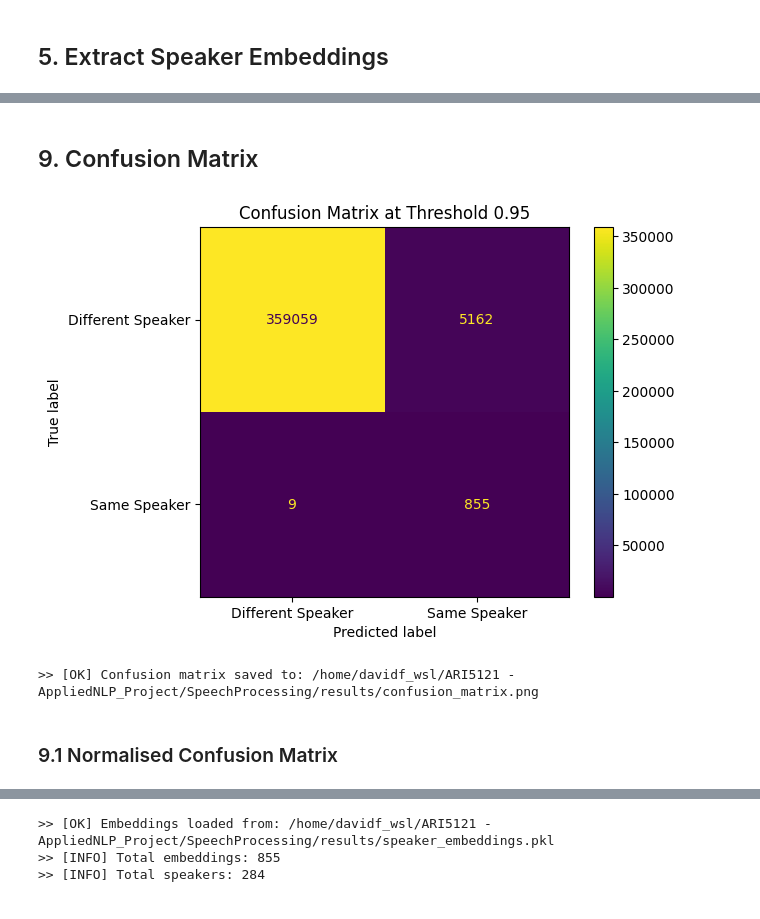
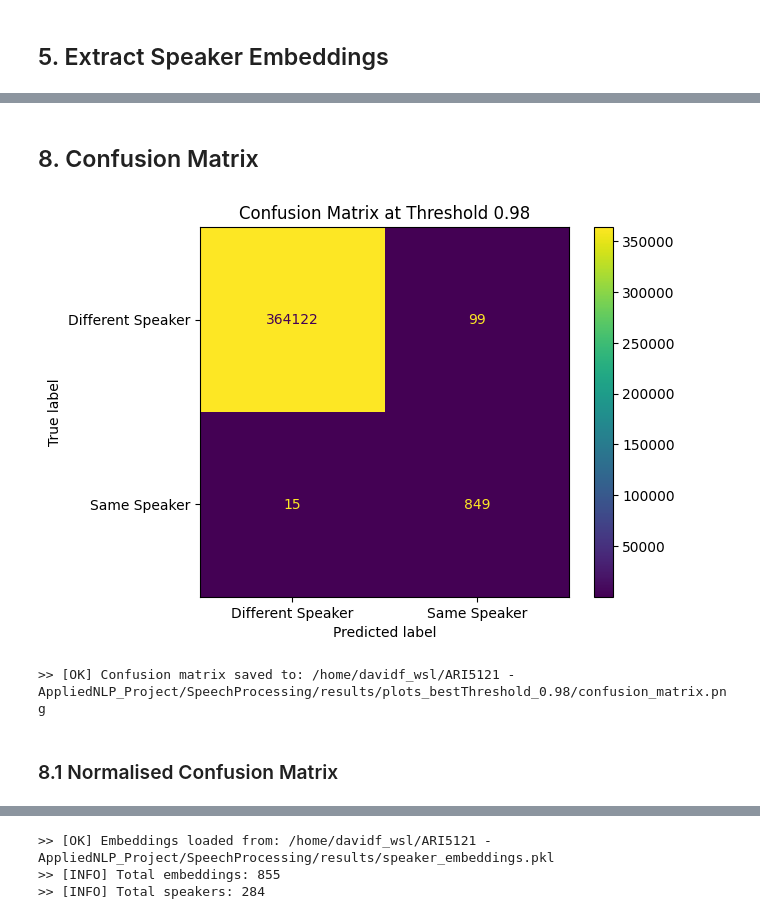
Before and after one commit to DavidF-22/ARI5121-AppliedNLP_Project, a Jupyter notebook: SpeechProcessing/src/SVS_Analysis_and_Eval.ipynb, the cells around one changed output, grey strips where cells are left out. Drawn from its saved outputs; the diff is of its cells as text; code cells hidden in the pictures.

```diff
--- a/SpeechProcessing/src/SVS_Analysis_and_Eval.ipynb
+++ b/SpeechProcessing/src/SVS_Analysis_and_Eval.ipynb
@@ -316,7 +322,8 @@ print(f">> [INFO] Total comparisons: {len(similarity_df)}")
 threshold_results = []
 
 # Thresholds to test.
-thresholds = np.arange(0.50, 0.96, 0.05)
+# thresholds = np.arange(0.50, 0.96, 0.05)
+thresholds = np.arange(0.90, 1.001, 0.01)
 
 for threshold in thresholds:
     # Predict same speaker if cosine similarity is above the threshold.
@@ -378,0 +389,3 @@ print(f">> [INFO] Best accuracy: {best_result['accuracy']:.3f}")
+# %%
+PLOTS_PATH = RESULTS_DIR / f"plots_bestThreshold_{best_threshold:.2f}"
+PLOTS_PATH.mkdir(parents=True, exist_ok=True)
@@ -379,34 +468,34 @@ print(f">> [INFO] Best accuracy: {best_result['accuracy']:.3f}")
 # %% [markdown]
-## 9. Confusion Matrix
+## 8. Confusion Matrix
 # %%
 # True labels.
 y_true = similarity_df["same_speaker"]
 
 # Predicted labels using the best threshold.
 y_pred = similarity_df["cosine_similarity"] >= best_threshold
 
 cm = confusion_matrix(y_true, y_pred)
 
 disp = ConfusionMatrixDisplay(
     confusion_matrix=cm,
     display_labels=["Different Speaker", "Same Speaker"]
 )
 
 disp.plot()
 
 plt.title(f"Confusion Matrix at Threshold {best_threshold:.2f}")
 
-cm_path = RESULTS_DIR / "confusion_matrix.png"
+cm_path = PLOTS_PATH / "confusion_matrix.png"
 plt.savefig(cm_path, dpi=300, bbox_inches="tight")
 
 plt.show()
 
 print(f">> [OK] Confusion matrix saved to: {cm_path.resolve()}")
 # %% [output]
-[figure, old version]
+[figure, new version]
->> [OK] Confusion matrix saved to: /home/davidf_wsl/ARI5121 - AppliedNLP_Project/SpeechProcessing/results/confusion_matrix.png
+>> [OK] Confusion matrix saved to: /home/davidf_wsl/ARI5121 - AppliedNLP_Project/SpeechProcessing/results/plots_bestThreshold_0.98/confusion_matrix.png
 # %% [markdown]
-### 9.1 Normalised Confusion Matrix
+### 8.1 Normalised Confusion Matrix
 # %%
 # Create a normalised confusion matrix.
 normalised_cm = confusion_matrix(
```
Also changed, not shown: parts of 23 cells of this notebook.
